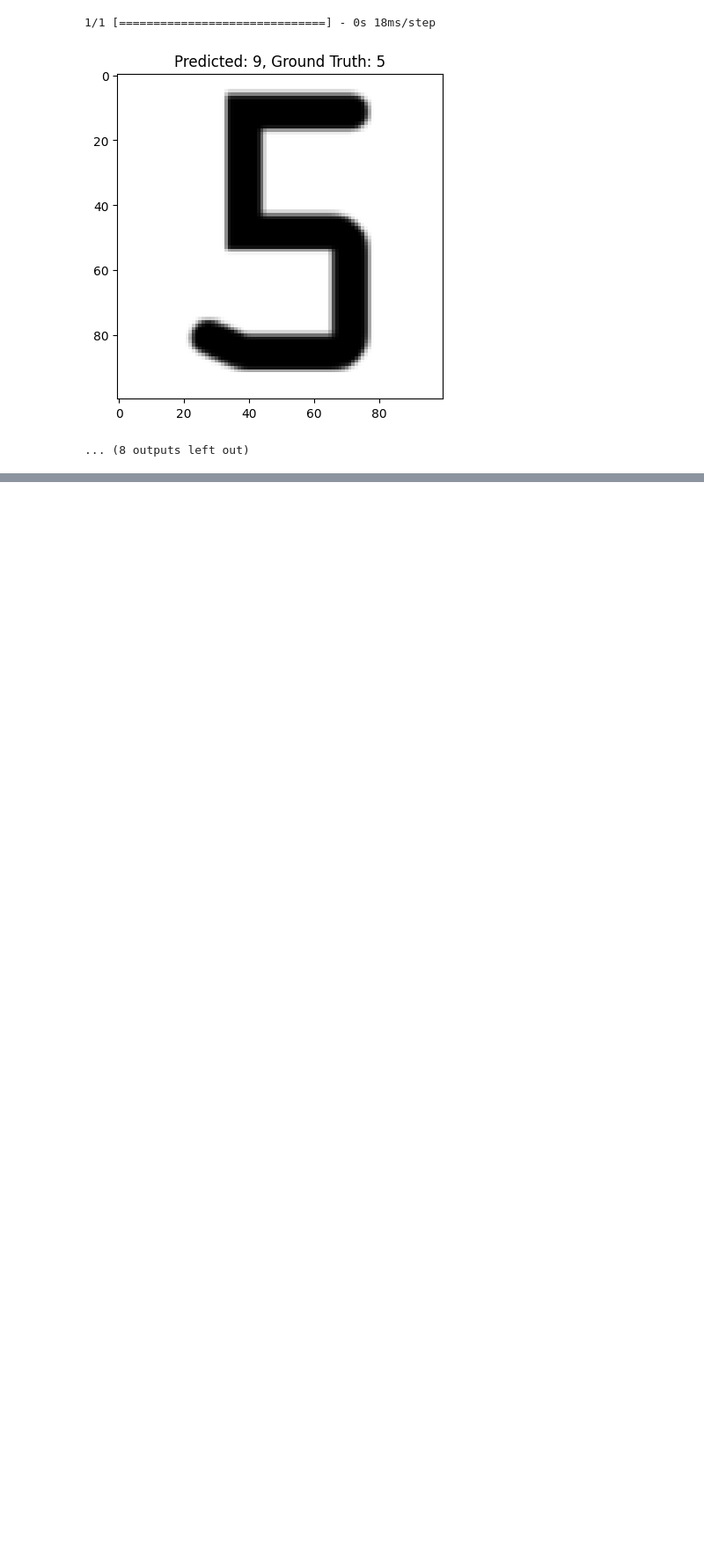
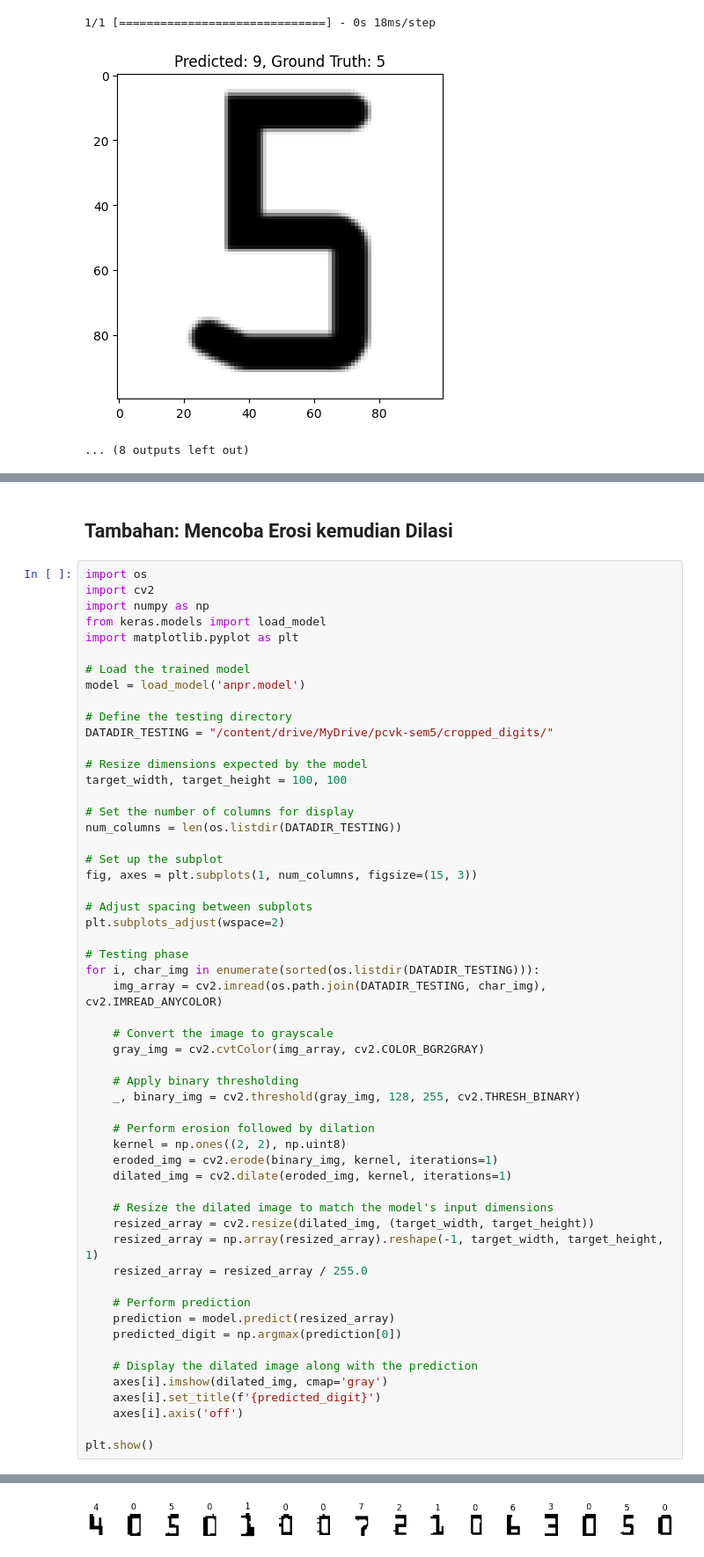
Before and after one commit to izamul/Kelompok-3_PCVK_TI3H_2023, a Jupyter notebook: week12.ipynb, the cells around one changed output, grey strips where cells are left out. Shown at 88% size. Cells and saved outputs as stored; diff of their text form; blank space fills up the shorter version.

```diff
--- a/week12.ipynb
+++ b/week12.ipynb
@@ -1212,0 +1489,58 @@ for char_img in sorted(os.listdir(DATADIR_TESTING)):
+# %% [markdown]
+## **Tambahan: Mencoba Erosi kemudian Dilasi**
+# %%
+import os
+import cv2
+import numpy as np
+from keras.models import load_model
+import matplotlib.pyplot as plt
+
+# Load the trained model
+model = load_model('anpr.model')
+
+# Define the testing directory
+DATADIR_TESTING = "/content/drive/MyDrive/pcvk-sem5/cropped_digits/"
+
+# Resize dimensions expected by the model
+target_width, target_height = 100, 100
+
+# Set the number of columns for display
+num_columns = len(os.listdir(DATADIR_TESTING))
+
+# Set up the subplot
+fig, axes = plt.subplots(1, num_columns, figsize=(15, 3))
+
+# Adjust spacing between subplots
+plt.subplots_adjust(wspace=2)
+
+# Testing phase
+for i, char_img in enumerate(sorted(os.listdir(DATADIR_TESTING))):
+    img_array = cv2.imread(os.path.join(DATADIR_TESTING, char_img), cv2.IMREAD_ANYCOLOR)
+
+    # Convert the image to grayscale
+    gray_img = cv2.cvtColor(img_array, cv2.COLOR_BGR2GRAY)
+
+    # Apply binary thresholding
+    _, binary_img = cv2.threshold(gray_img, 128, 255, cv2.THRESH_BINARY)
+
+    # Perform erosion followed by dilation
+    kernel = np.ones((2, 2), np.uint8)
+    eroded_img = cv2.erode(binary_img, kernel, iterations=1)
+    dilated_img = cv2.dilate(eroded_img, kernel, iterations=1)
+
+    # Resize the dilated image to match the model's input dimensions
+    resized_array = cv2.resize(dilated_img, (target_width, target_height))
+    resized_array = np.array(resized_array).reshape(-1, target_width, target_height, 1)
+    resized_array = resized_array / 255.0
+
+    # Perform prediction
+    prediction = model.predict(resized_array)
+    predicted_digit = np.argmax(prediction[0])
+
+    # Display the dilated image along with the prediction
+    axes[i].imshow(dilated_img, cmap='gray')
+    axes[i].set_title(f'{predicted_digit}')
+    axes[i].axis('off')
+
+plt.show()
+# %% [output]
@@ -1212,0 +1563 @@ for char_img in sorted(os.listdir(DATADIR_TESTING)):
+[figure, added]
```
Also changed, not shown: parts of 8 cells of this notebook.
